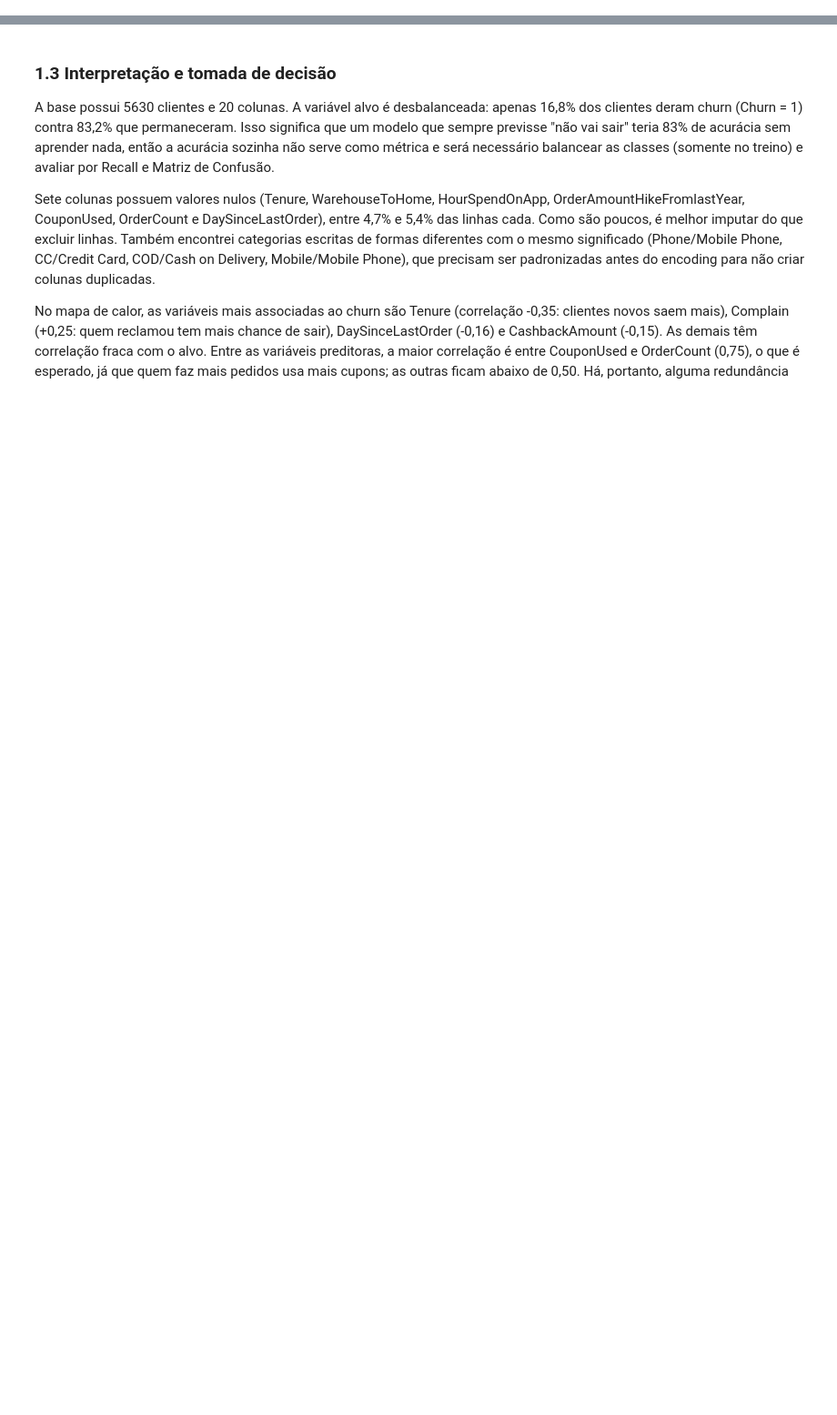
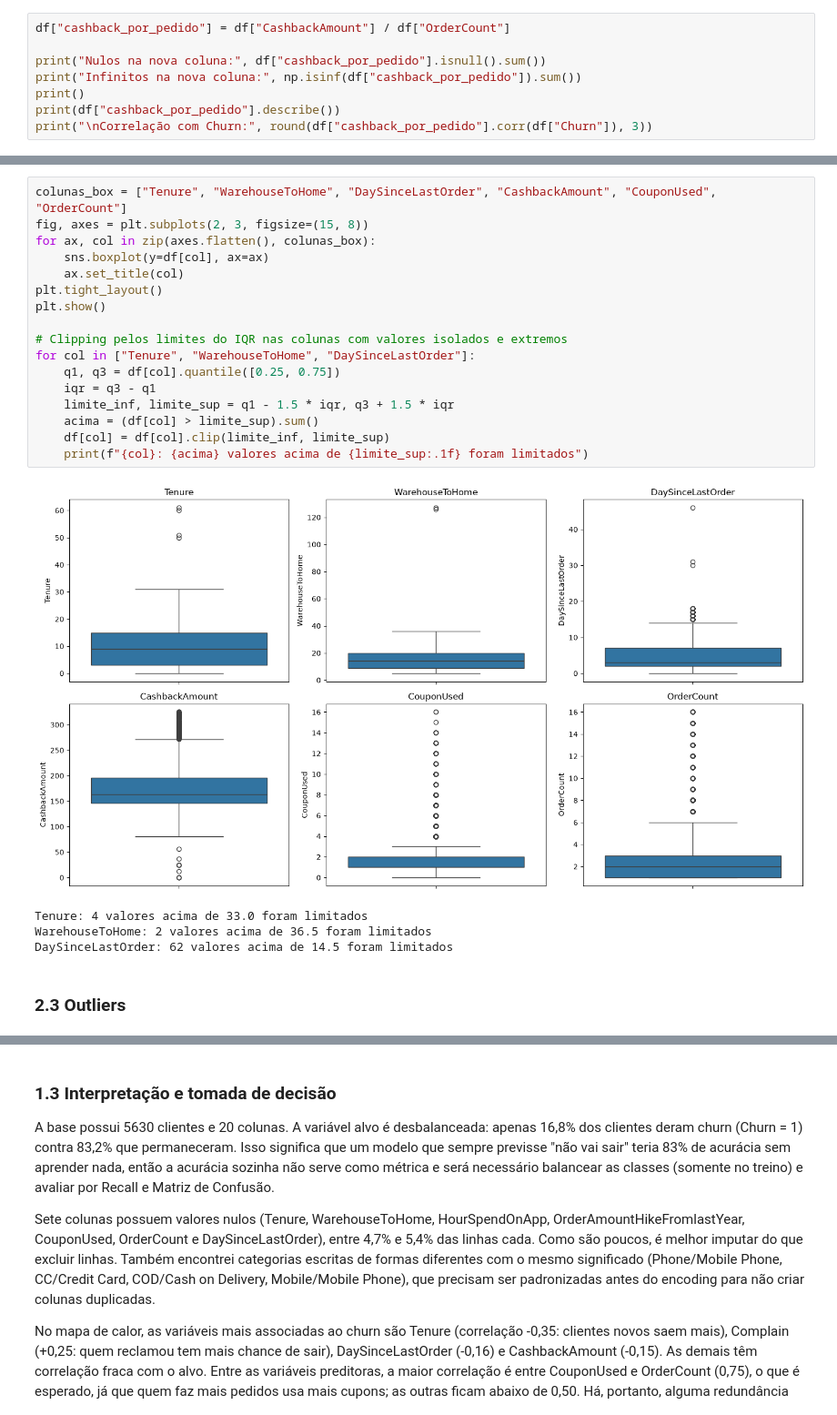
Before and after one commit to Lucas-Magalhaes-oficial/projeto-avaliativo-ml-churn-LUCAS-SARMENTO, a Jupyter notebook: notebooks/projeto_churn.ipynb, the cells around one changed output, grey strips where cells are left out. Shown at 91% size. Drawn from its saved outputs; the diff is of its cells as text; blank space fills up the shorter version.

```diff
--- a/notebooks/projeto_churn.ipynb
+++ b/notebooks/projeto_churn.ipynb
@@ -0,0 +1,8 @@
+# %%
+df["cashback_por_pedido"] = df["CashbackAmount"] / df["OrderCount"]
+
+print("Nulos na nova coluna:", df["cashback_por_pedido"].isnull().sum())
+print("Infinitos na nova coluna:", np.isinf(df["cashback_por_pedido"]).sum())
+print()
+print(df["cashback_por_pedido"].describe())
+print("\nCorrelação com Churn:", round(df["cashback_por_pedido"].corr(df["Churn"]), 3))
@@ -0,0 +32,24 @@
+# %%
+colunas_box = ["Tenure", "WarehouseToHome", "DaySinceLastOrder", "CashbackAmount", "CouponUsed", "OrderCount"]
+fig, axes = plt.subplots(2, 3, figsize=(15, 8))
+for ax, col in zip(axes.flatten(), colunas_box):
+    sns.boxplot(y=df[col], ax=ax)
+    ax.set_title(col)
+plt.tight_layout()
+plt.show()
+
+# Clipping pelos limites do IQR nas colunas com valores isolados e extremos
+for col in ["Tenure", "WarehouseToHome", "DaySinceLastOrder"]:
+    q1, q3 = df[col].quantile([0.25, 0.75])
+    iqr = q3 - q1
+    limite_inf, limite_sup = q1 - 1.5 * iqr, q3 + 1.5 * iqr
+    acima = (df[col] > limite_sup).sum()
+    df[col] = df[col].clip(limite_inf, limite_sup)
+    print(f"{col}: {acima} valores acima de {limite_sup:.1f} foram limitados")
+# %% [output]
+[figure, added]
+Tenure: 4 valores acima de 33.0 foram limitados
+WarehouseToHome: 2 valores acima de 36.5 foram limitados
+DaySinceLastOrder: 62 valores acima de 14.5 foram limitados
+# %% [markdown]
+### 2.3 Outliers
```
Also changed, not shown: parts of 10 cells of this notebook.
